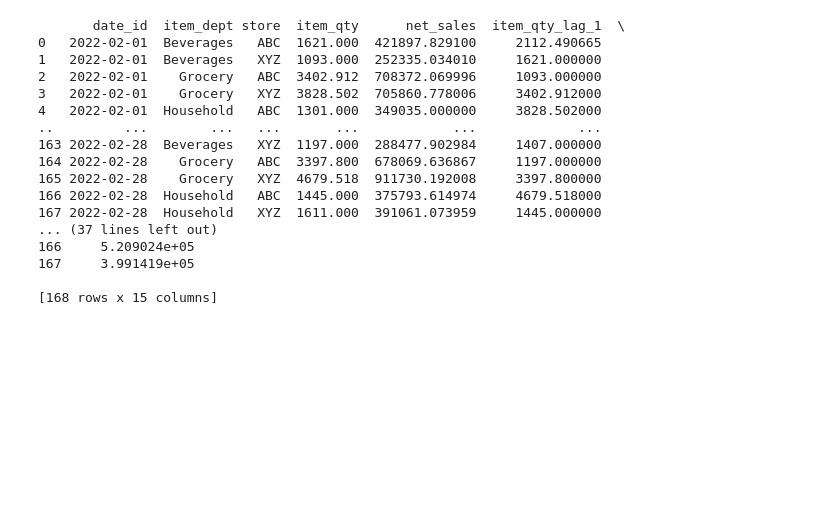
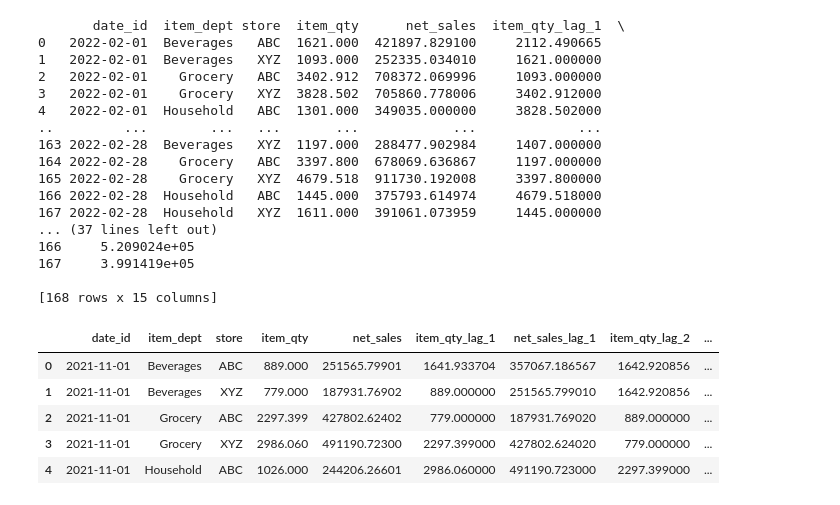
Before and after one commit to RusiruDananga/ML_CW, a Jupyter notebook: analysis/eda.ipynb, the cells around one changed output. Drawn from its saved outputs; the diff is of its cells as text; code cells hidden in the pictures; blank space fills up the shorter version.

Commit message:
model train function tested

```diff
--- a/analysis/eda.ipynb
+++ b/analysis/eda.ipynb
@@ -265,3 +265,12 @@ print(testing_model_data)
 167     3.991419e+05
 
 [168 rows x 15 columns]
+# %%
+training_model_data.head()
+# %% [output]
+|  | date_id | item_dept | store | item_qty | net_sales | item_qty_lag_1 | net_sales_lag_1 | item_qty_lag_2 | ... |
+| 0 | 2021-11-01 | Beverages | ABC | 889.000 | 251565.79901 | 1641.933704 | 357067.186567 | 1642.920856 | ... |
+| 1 | 2021-11-01 | Beverages | XYZ | 779.000 | 187931.76902 | 889.000000 | 251565.799010 | 1642.920856 | ... |
+| 2 | 2021-11-01 | Grocery | ABC | 2297.399 | 427802.62402 | 779.000000 | 187931.769020 | 889.000000 | ... |
+| 3 | 2021-11-01 | Grocery | XYZ | 2986.060 | 491190.72300 | 2297.399000 | 427802.624020 | 779.000000 | ... |
+| 4 | 2021-11-01 | Household | ABC | 1026.000 | 244206.26601 | 2986.060000 | 491190.723000 | 2297.399000 | ... |
```
Also changed, not shown: parts of 1 cell of this notebook, 4 other files.
